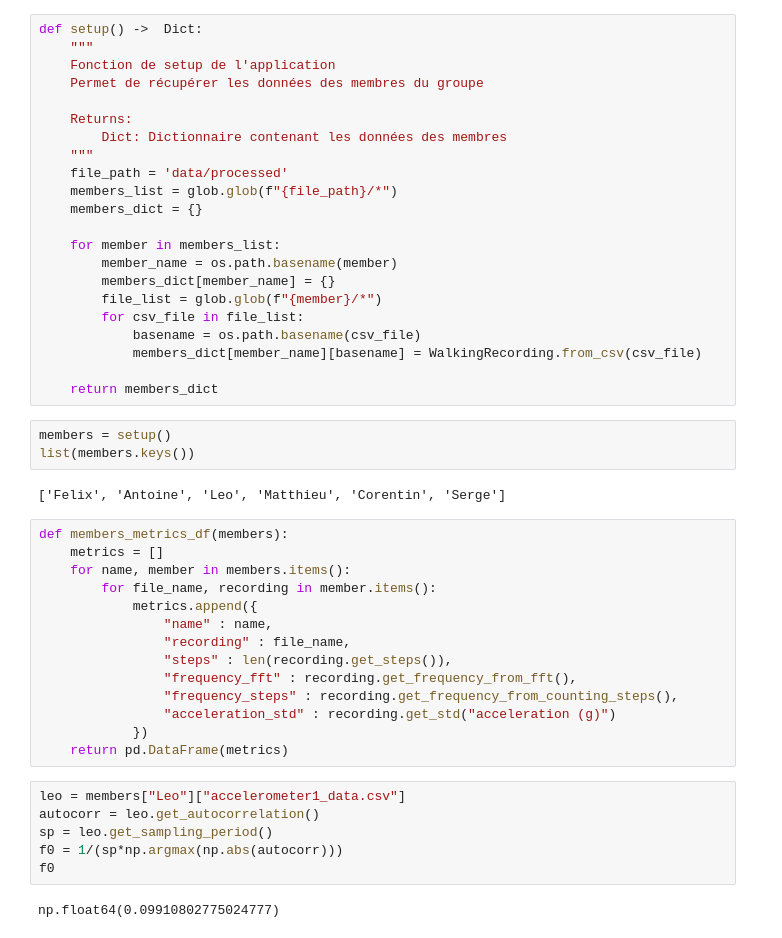
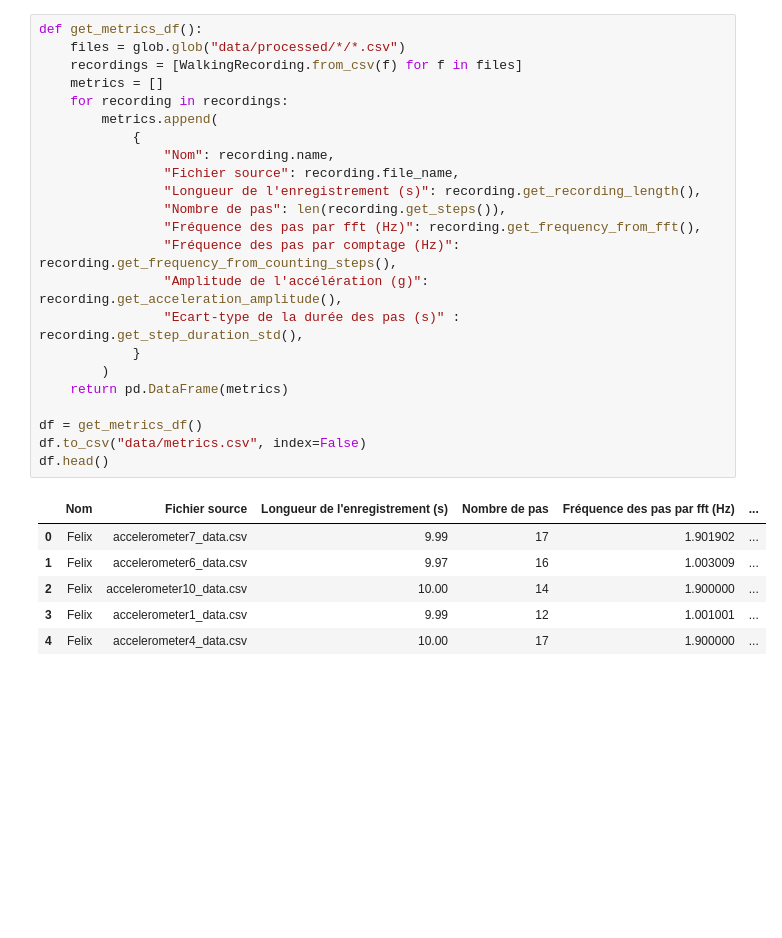
Before and after one commit to appollo30/r7-visualization, a Jupyter notebook: tests.ipynb, the cells around one changed output. Saved outputs shown, nothing was run; the diff lists cells and outputs as text; blank space fills up the shorter version.

```diff
--- a/tests.ipynb
+++ b/tests.ipynb
@@ -11,49 +6,30 @@ import matplotlib.pyplot as plt
-# %%
-def setup() ->  Dict:
-    """
-    Fonction de setup de l'application
-    Permet de récupérer les données des membres du groupe
-
-    Returns:
-        Dict: Dictionnaire contenant les données des membres
-    """
-    file_path = 'data/processed'
-    members_list = glob.glob(f"{file_path}/*")
-    members_dict = {}
-
-    for member in members_list:
-        member_name = os.path.basename(member)
-        members_dict[member_name] = {}
-        file_list = glob.glob(f"{member}/*")
-        for csv_file in file_list:
-            basename = os.path.basename(csv_file)
-            members_dict[member_name][basename] = WalkingRecording.from_csv(csv_file)
-
-    return members_dict
-# %%
-members = setup()
-list(members.keys())
-# %% [output]
-['Felix', 'Antoine', 'Leo', 'Matthieu', 'Corentin', 'Serge']
-# %%
-def members_metrics_df(members):
-    metrics = []
-    for name, member in members.items():
-        for file_name, recording in member.items():
-            metrics.append({
-                "name" : name,
-                "recording" : file_name,
-                "steps" : len(recording.get_steps()),
-                "frequency_fft" : recording.get_frequency_from_fft(),
-                "frequency_steps" : recording.get_frequency_from_counting_steps(),
-                "acceleration_std" : recording.get_std("acceleration (g)")
-            })
-    return pd.DataFrame(metrics)
-# %%
-leo = members["Leo"]["accelerometer1_data.csv"]
-autocorr = leo.get_autocorrelation()
-sp = leo.get_sampling_period()
-f0 = 1/(sp*np.argmax(np.abs(autocorr)))
-f0
-# %% [output]
-np.float64(0.09910802775024777)
+# %%
+def get_metrics_df():
+    files = glob.glob("data/processed/*/*.csv")
+    recordings = [WalkingRecording.from_csv(f) for f in files]
+    metrics = []
+    for recording in recordings:
+        metrics.append(
+            {
+                "Nom": recording.name,
+                "Fichier source": recording.file_name,
+                "Longueur de l'enregistrement (s)": recording.get_recording_length(),
+                "Nombre de pas": len(recording.get_steps()),
+                "Fréquence des pas par fft (Hz)": recording.get_frequency_from_fft(),
+                "Fréquence des pas par comptage (Hz)": recording.get_frequency_from_counting_steps(),
+                "Amplitude de l'accélération (g)": recording.get_acceleration_amplitude(),
+                "Ecart-type de la durée des pas (s)" : recording.get_step_duration_std(),
+            }
+        )
+    return pd.DataFrame(metrics)
+
+df = get_metrics_df()
+df.to_csv("data/metrics.csv", index=False)
+df.head()
+# %% [output]
+|  | Nom | Fichier source | Longueur de l'enregistrement (s) | Nombre de pas | Fréquence des pas par fft (Hz) | ... |
+| 0 | Felix | accelerometer7_data.csv | 9.99 | 17 | 1.901902 | ... |
+| 1 | Felix | accelerometer6_data.csv | 9.97 | 16 | 1.003009 | ... |
+| 2 | Felix | accelerometer10_data.csv | 10.00 | 14 | 1.900000 | ... |
+| 3 | Felix | accelerometer1_data.csv | 9.99 | 12 | 1.001001 | ... |
+| 4 | Felix | accelerometer4_data.csv | 10.00 | 17 | 1.900000 | ... |
```
Also changed, not shown: parts of 4 cells of this notebook, 8 other files.
